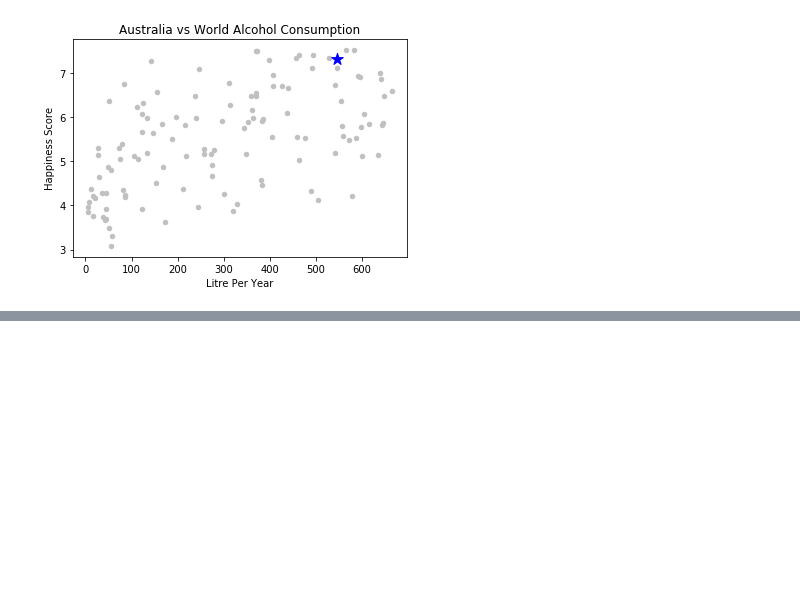
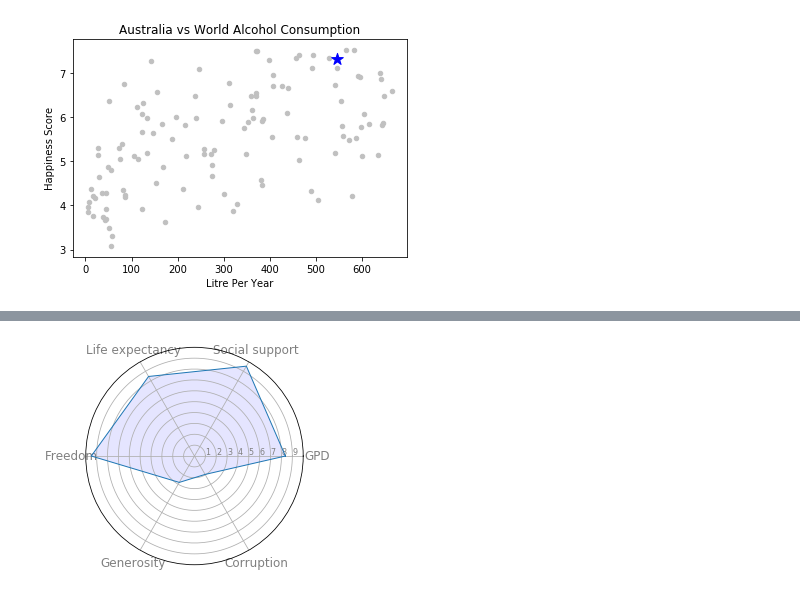
Before and after one commit to arvinseeva/TheHappyCo, a Jupyter notebook: Happyness_vs_Alcohol.ipynb, the cells around one changed output, grey strips where cells are left out. Cells and saved outputs as stored; diff of their text form; code cells hidden in the pictures; blank space fills up the shorter version.

Commit message:
Radar Plot

```diff
--- a/Happyness_vs_Alcohol.ipynb
+++ b/Happyness_vs_Alcohol.ipynb
@@ -126,0 +168,28 @@ ax.set_ylabel('Happiness Score');
+# %%
+
+
+categories = list(happy_impact_df)[1:]
+N = len(categories)
+
+values=happy_impact_df.loc[0].drop('Country name').values.flatten().tolist()
+values += values[:1]
+values
+
+angles = [n / float(N) * 2 * pi for n in range(N)]
+angles += angles[:1]
+
+ax = plt.subplot(111, polar=True)
+plt.xticks(angles[:-1], categories, color='grey', size=12)
+
+# Draw ylabels
+ax.set_rlabel_position(0)
+plt.yticks([1,2,3,4,5,6,7,8,9], ["1","2","3","4","5","6","7","8","9"], color="grey", size=8)
+plt.ylim(0,10)
+
+# Plot data
+ax.plot(angles, values, linewidth=1, linestyle='solid')
+
+# Fill area
+ax.fill(angles, values, 'b', alpha=0.1);
+# %% [output]
+[figure, added]
```
Also changed, not shown: parts of 2 cells of this notebook.
